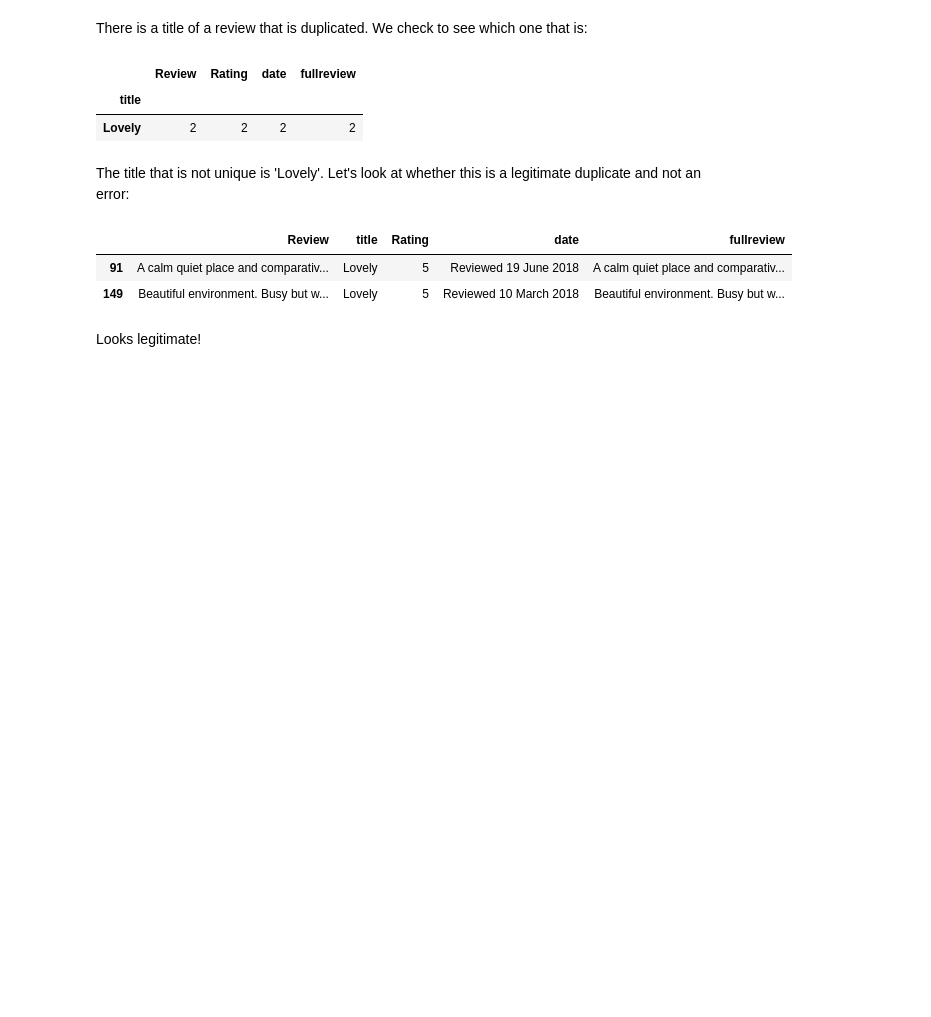
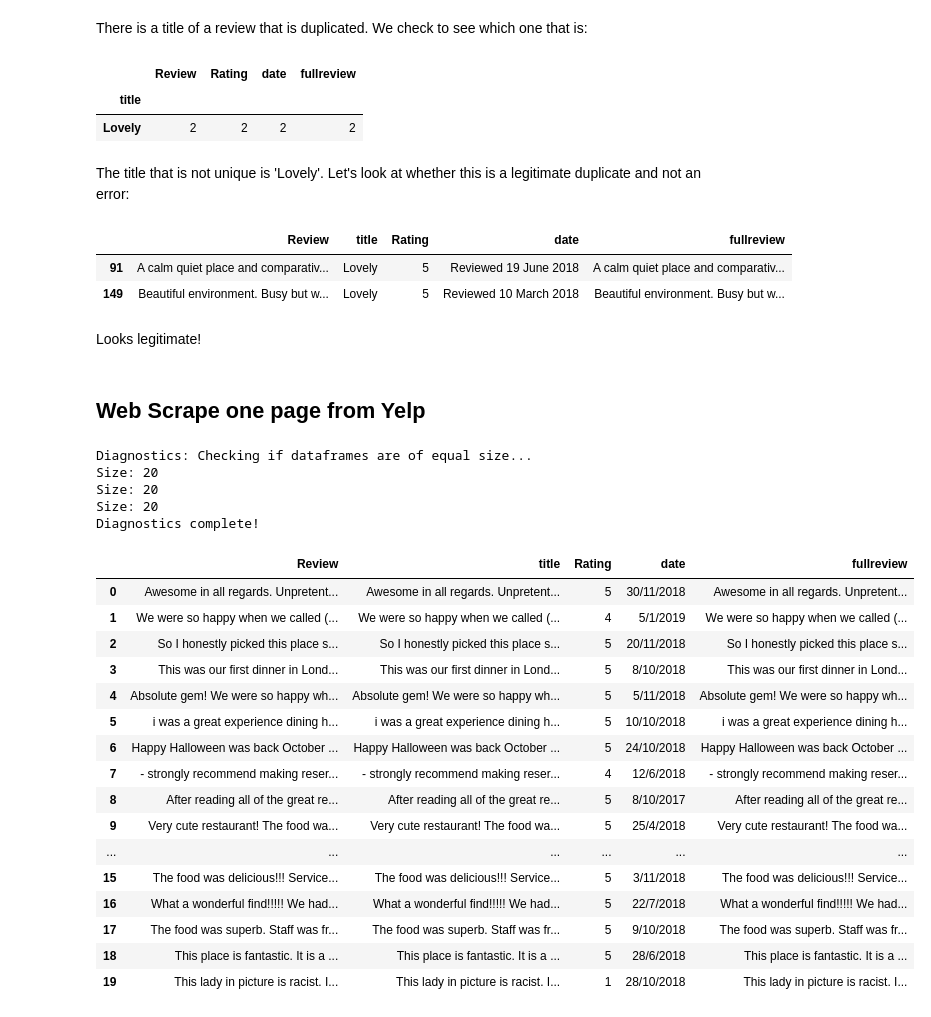
Before and after one commit to TanselArif-21/WebScraping, a Jupyter notebook: WS-AllScraping.ipynb, the cells around one changed output. Cells and saved outputs as stored; diff of their text form; code cells hidden in the pictures; blank space fills up the shorter version.

Commit message:
Adding yelp scraper

```diff
--- a/WS-AllScraping.ipynb
+++ b/WS-AllScraping.ipynb
@@ -309,3 +367,33 @@ df_full[df_full['title'] == 'Lovely']
 | 149 | Beautiful environment. Busy but w... | Lovely | 5 | Reviewed 10 March 2018 | Beautiful environment. Busy but w... |
 # %% [markdown]
 Looks legitimate!
+# %% [markdown]
+## Web Scrape one page from Yelp
+# %%
+df,success = webscrape("https://www.yelp.co.uk/biz/ffionas-restaurant-london?osq=Restaurants",'yelp',False)
+# %% [output]
+Diagnostics: Checking if dataframes are of equal size...
+Size: 20
+Size: 20
+Size: 20
+Diagnostics complete!
+# %%
+df
+# %% [output]
+|  | Review | title | Rating | date | fullreview |
+| 0 | Awesome in all regards. Unpretent... | Awesome in all regards. Unpretent... | 5 | 30/11/2018 | Awesome in all regards. Unpretent... |
+| 1 | We were so happy when we called (... | We were so happy when we called (... | 4 | 5/1/2019 | We were so happy when we called (... |
+| 2 | So I honestly picked this place s... | So I honestly picked this place s... | 5 | 20/11/2018 | So I honestly picked this place s... |
+| 3 | This was our first dinner in Lond... | This was our first dinner in Lond... | 5 | 8/10/2018 | This was our first dinner in Lond... |
+| 4 | Absolute gem! We were so happy wh... | Absolute gem! We were so happy wh... | 5 | 5/11/2018 | Absolute gem! We were so happy wh... |
+| 5 | i was a great experience dining h... | i was a great experience dining h... | 5 | 10/10/2018 | i was a great experience dining h... |
+| 6 | Happy Halloween was back October ... | Happy Halloween was back October ... | 5 | 24/10/2018 | Happy Halloween was back October ... |
+| 7 | - strongly recommend making reser... | - strongly recommend making reser... | 4 | 12/6/2018 | - strongly recommend making reser... |
+| 8 | After reading all of the great re... | After reading all of the great re... | 5 | 8/10/2017 | After reading all of the great re... |
+| 9 | Very cute restaurant! The food wa... | Very cute restaurant! The food wa... | 5 | 25/4/2018 | Very cute restaurant! The food wa... |
+| ... | ... | ... | ... | ... | ... |
+| 15 | The food was delicious!!! Service... | The food was delicious!!! Service... | 5 | 3/11/2018 | The food was delicious!!! Service... |
+| 16 | What a wonderful find!!!!! We had... | What a wonderful find!!!!! We had... | 5 | 22/7/2018 | What a wonderful find!!!!! We had... |
+| 17 | The food was superb. Staff was fr... | The food was superb. Staff was fr... | 5 | 9/10/2018 | The food was superb. Staff was fr... |
+| 18 | This place is fantastic. It is a ... | This place is fantastic. It is a ... | 5 | 28/6/2018 | This place is fantastic. It is a ... |
+| 19 | This lady in picture is racist. I... | This lady in picture is racist. I... | 1 | 28/10/2018 | This lady in picture is racist. I... |
```
Also changed, not shown: parts of 7 cells of this notebook.
